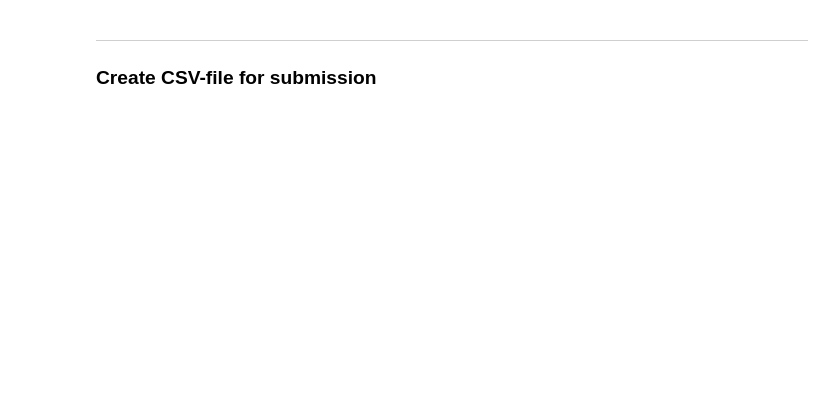
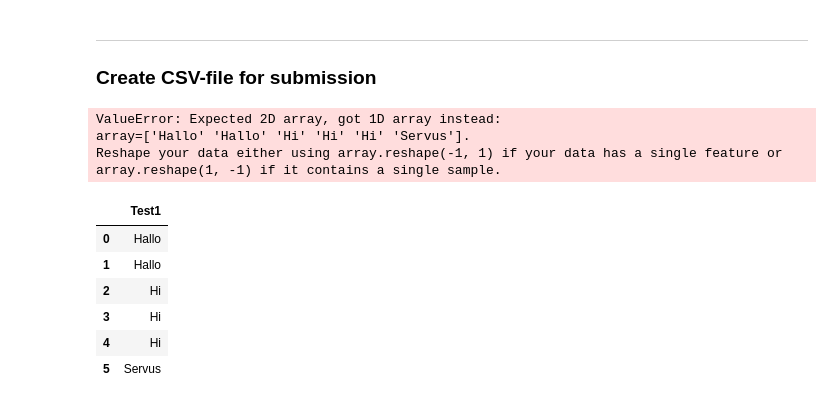
Before and after one commit to lstk44/TheSmithParasiteNOVA, a Jupyter notebook: ParasiteNotebook.ipynb, the cells around one changed output. Drawn from its saved outputs; the diff is of its cells as text; code cells hidden in the pictures; blank space fills up the shorter version.

```diff
--- a/ParasiteNotebook.ipynb
+++ b/ParasiteNotebook.ipynb
@@ -438,3 +446,24 @@ ypred = model.predict(xtest_rfe)
 # df_submission
 # %%
 # df_submission.to_csv('Group01_Version01.csv', index = False)
+# %%
+from sklearn.preprocessing import OneHotEncoder
+df = pd.DataFrame({'Test1': ['Hallo', 'Hallo', 'Hi', 'Hi', 'Hi', 'Servus']})
+
+encoder = OneHotEncoder(handle_unknown='ignore')
+# %%
+df.Test1 = encoder.fit_transform(np.arraydf.Test1)
+# %% [output]
+ValueError: Expected 2D array, got 1D array instead:
+array=['Hallo' 'Hallo' 'Hi' 'Hi' 'Hi' 'Servus'].
+Reshape your data either using array.reshape(-1, 1) if your data has a single feature or array.reshape(1, -1) if it contains a single sample.
+# %%
+df
+# %% [output]
+|  | Test1 |
+| 0 | Hallo |
+| 1 | Hallo |
+| 2 | Hi |
+| 3 | Hi |
+| 4 | Hi |
+| 5 | Servus |
```
Also changed, not shown: parts of 11 cells of this notebook.
